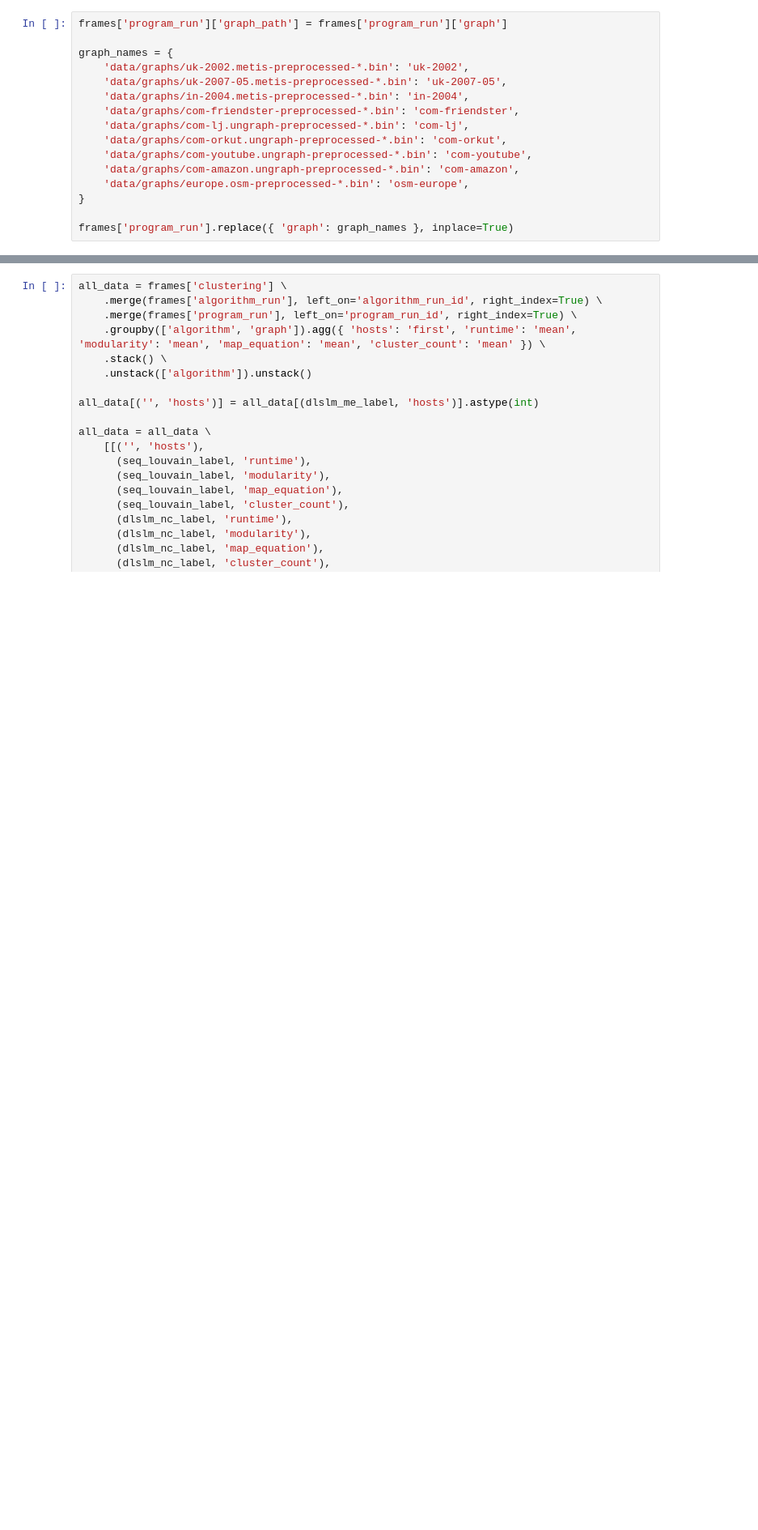
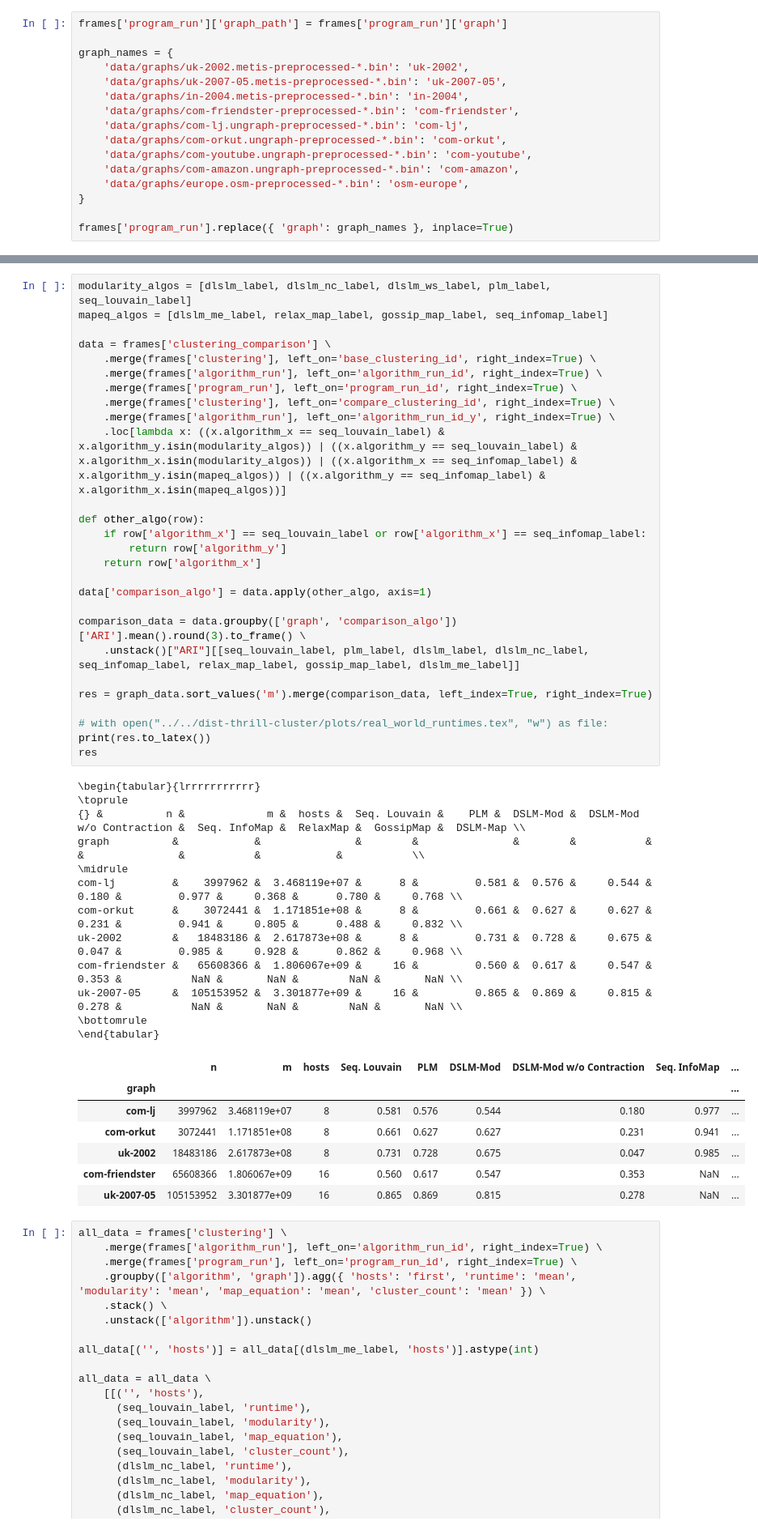
Before and after one commit to kit-algo/distributed_clustering_thrill, a Jupyter notebook: analysis/Paper - Overview Table.ipynb, the cells around one changed output, grey strips where cells are left out. Shown: that part at 81% size. Saved outputs shown, nothing was run; the diff lists cells and outputs as text; blank space fills up the shorter version.

```diff
--- a/analysis/Paper - Overview Table.ipynb
+++ b/analysis/Paper - Overview Table.ipynb
@@ -116,4 +114,51 @@ uk-2007-05     &  105153952 &  3.301877e+09 &     16 &        8038.4 &  2549.8 &
 | uk-2007-05 | 105153952 | 3.301877e+09 | 16 | 8038.4 | 2549.8 | 151.0 | 105.9 | NaN | ... |
+# %%
+modularity_algos = [dlslm_label, dlslm_nc_label, dlslm_ws_label, plm_label, seq_louvain_label]
+mapeq_algos = [dlslm_me_label, relax_map_label, gossip_map_label, seq_infomap_label]
+
+data = frames['clustering_comparison'] \
+    .merge(frames['clustering'], left_on='base_clustering_id', right_index=True) \
+    .merge(frames['algorithm_run'], left_on='algorithm_run_id', right_index=True) \
+    .merge(frames['program_run'], left_on='program_run_id', right_index=True) \
+    .merge(frames['clustering'], left_on='compare_clustering_id', right_index=True) \
+    .merge(frames['algorithm_run'], left_on='algorithm_run_id_y', right_index=True) \
+    .loc[lambda x: ((x.algorithm_x == seq_louvain_label) & x.algorithm_y.isin(modularity_algos)) | ((x.algorithm_y == seq_louvain_label) & x.algorithm_x.isin(modularity_algos)) | ((x.algorithm_x == seq_infomap_label) & x.algorithm_y.isin(mapeq_algos)) | ((x.algorithm_y == seq_infomap_label) & x.algorithm_x.isin(mapeq_algos))]
+
+def other_algo(row):
+    if row['algorithm_x'] == seq_louvain_label or row['algorithm_x'] == seq_infomap_label:
+        return row['algorithm_y']
+    return row['algorithm_x']
+
+data['comparison_algo'] = data.apply(other_algo, axis=1)
+
+comparison_data = data.groupby(['graph', 'comparison_algo'])['ARI'].mean().round(3).to_frame() \
+    .unstack()["ARI"][[seq_louvain_label, plm_label, dlslm_label, dlslm_nc_label, seq_infomap_label, relax_map_label, gossip_map_label, dlslm_me_label]]
+
+res = graph_data.sort_values('m').merge(comparison_data, left_index=True, right_index=True)
+
+# with open("../../dist-thrill-cluster/plots/real_world_runtimes.tex", "w") as file:
+print(res.to_latex())
+res
+# %% [output]
+\begin{tabular}{lrrrrrrrrrrr}
+\toprule
+{} &          n &             m &  hosts &  Seq. Louvain &    PLM &  DSLM-Mod &  DSLM-Mod w/o Contraction &  Seq. InfoMap &  RelaxMap &  GossipMap &  DSLM-Map \\
+graph          &            &               &        &               &        &           &                           &               &           &            &           \\
+\midrule
+com-lj         &    3997962 &  3.468119e+07 &      8 &         0.581 &  0.576 &     0.544 &                     0.180 &         0.977 &     0.368 &      0.780 &     0.768 \\
+com-orkut      &    3072441 &  1.171851e+08 &      8 &         0.661 &  0.627 &     0.627 &                     0.231 &         0.941 &     0.805 &      0.488 &     0.832 \\
+uk-2002        &   18483186 &  2.617873e+08 &      8 &         0.731 &  0.728 &     0.675 &                     0.047 &         0.985 &     0.928 &      0.862 &     0.968 \\
+com-friendster &   65608366 &  1.806067e+09 &     16 &         0.560 &  0.617 &     0.547 &                     0.353 &           NaN &       NaN &        NaN &       NaN \\
+uk-2007-05     &  105153952 &  3.301877e+09 &     16 &         0.865 &  0.869 &     0.815 &                     0.278 &           NaN &       NaN &        NaN &       NaN \\
+\bottomrule
+\end{tabular}
+|  | n | m | hosts | Seq. Louvain | PLM | DSLM-Mod | DSLM-Mod w/o Contraction | Seq. InfoMap | ... |
+| graph |  |  |  |  |  |  |  |  | ... |
+| com-lj | 3997962 | 3.468119e+07 | 8 | 0.581 | 0.576 | 0.544 | 0.180 | 0.977 | ... |
+| com-orkut | 3072441 | 1.171851e+08 | 8 | 0.661 | 0.627 | 0.627 | 0.231 | 0.941 | ... |
+| uk-2002 | 18483186 | 2.617873e+08 | 8 | 0.731 | 0.728 | 0.675 | 0.047 | 0.985 | ... |
+| com-friendster | 65608366 | 1.806067e+09 | 16 | 0.560 | 0.617 | 0.547 | 0.353 | NaN | ... |
+| uk-2007-05 | 105153952 | 3.301877e+09 | 16 | 0.865 | 0.869 | 0.815 | 0.278 | NaN | ... |
 # %%
 all_data = frames['clustering'] \
     .merge(frames['algorithm_run'], left_on='algorithm_run_id', right_index=True) \
```
Also changed, not shown: parts of 3 cells of this notebook, 4 other files.
